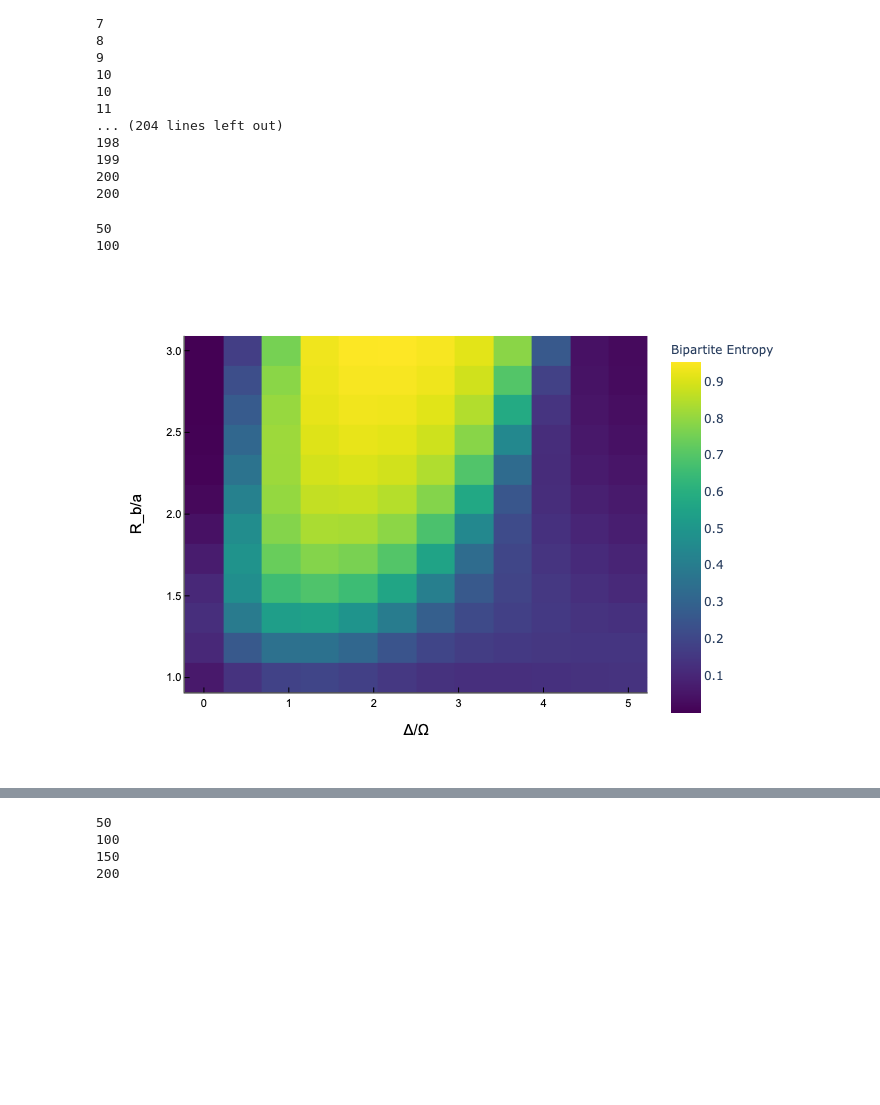
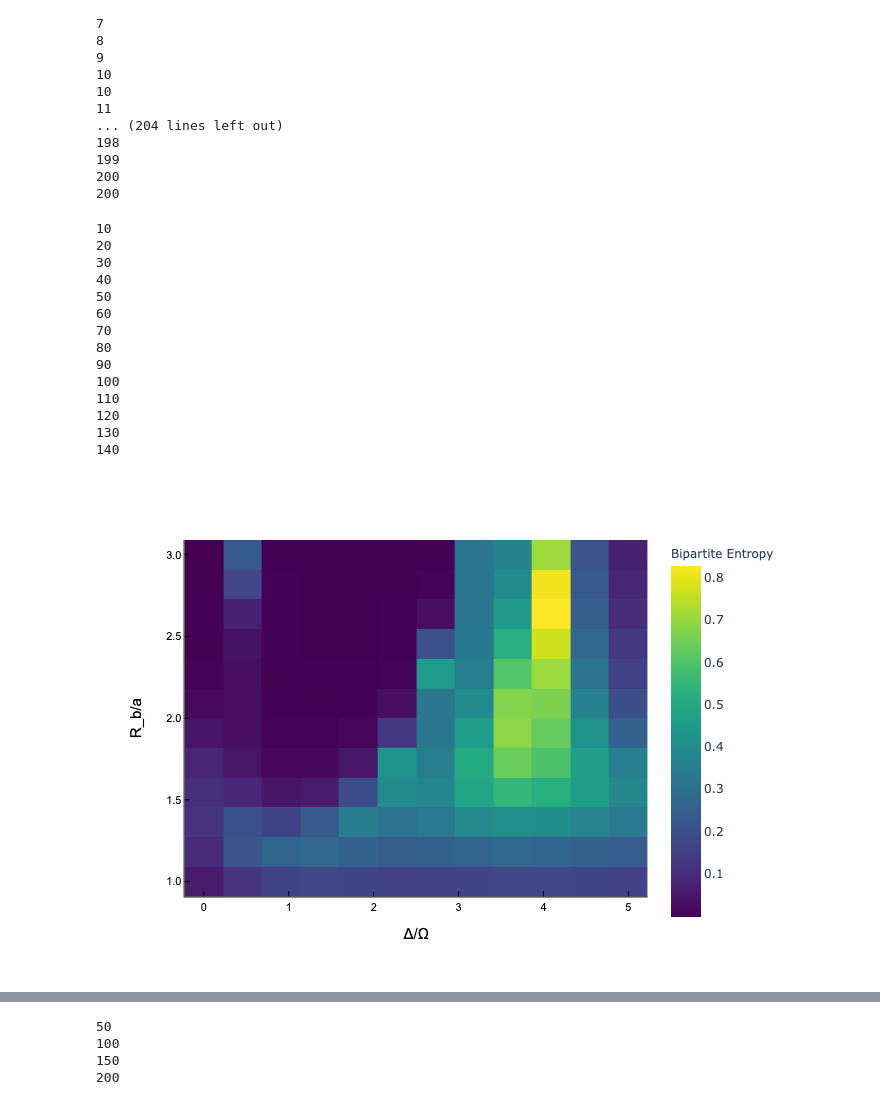
Before and after one commit to 1dividedby0/rabbit, a Jupyter notebook: julia_experiments/number_op.ipynb, the cells around one changed output, grey strips where cells are left out. Cells and saved outputs as stored; diff of their text form; code cells hidden in the pictures; blank space fills up the shorter version.

```diff
--- a/number_op.ipynb
+++ b/julia_experiments/number_op.ipynb
@@ -198,7 +198,7 @@ end
 function ground_state(N, psi0, sites, rabi_f, delt, ed_, krylov_dim=3)
     H = MPO(rydberg(N, rabi_f, delt), sites)
 
-    nsweeps = 30
+    nsweeps = 300
     # maxdim = [1000, 1000, 1000, 1000, 1000, 1000, 1000, 1000, 1000, 1000]
     maxdim = fill(100,nsweeps)
     cutoff = fill(1E-12, nsweeps)
@@ -469,14 +484,26 @@ plot(stand(N, resolution, separation_assumption, 1.25, 4, 5, psi0, sites, true))
 200
 # %%
 plotlyjs()
-N=6
+N=9
 resolution=12
 separation_assumption=2
 sites = siteinds("S=1/2", N)
 psi0 = MPS(sites, ["Dn" for i = 1:N])
 # psi0 = randomMPS(sites; linkdims=50)
-plot(stand(N, resolution, separation_assumption, 1, 3, 5, psi0, sites, true))
+plot(stand(N, resolution, 2, separation_assumption, 1, 3, 5, psi0, sites, false)[2])
 # %% [output]
+10
+20
+30
+40
 50
+60
+70
+80
+90
 100
+110
+120
+130
+140
-[figure, old version]
+[figure, new version]
```
Also changed, not shown: parts of 4 cells of this notebook, 43 other files.
